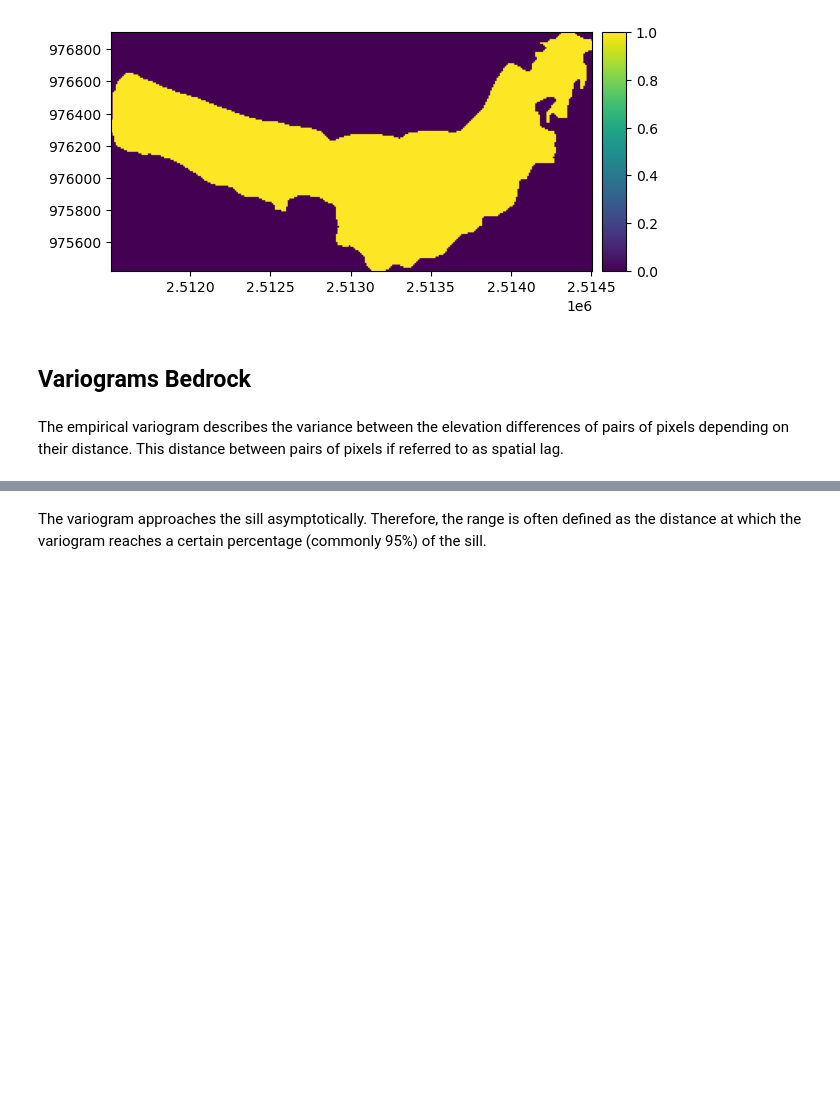
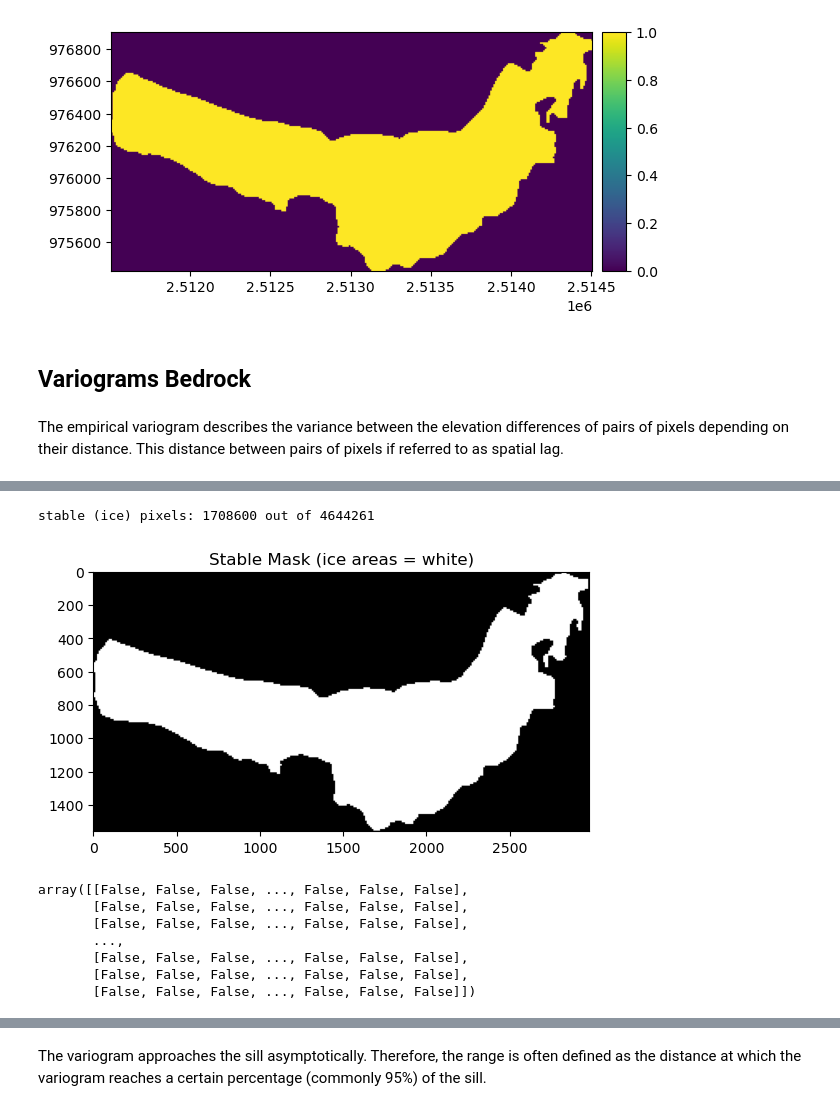
Before and after one commit to christopheogier/bonne_pierre_hydraulic_barriers, a Jupyter notebook: notebooks/DEM_handling.ipynb, the cells around one changed output, grey strips where cells are left out. Saved outputs shown, nothing was run; the diff lists cells and outputs as text; code cells hidden in the pictures; blank space fills up the shorter version.

```diff
--- a/notebooks/DEM_handling.ipynb
+++ b/notebooks/DEM_handling.ipynb
@@ -90 +125,19 @@ Lower right corner:   964681.0, 6432269.0
+# %%
+stable_mask = thickness.data.data > 0
+
+print("stable (ice) pixels:", np.sum(stable_mask), "out of", thickness.data.size)
+plt.imshow(stable_mask, cmap="gray")
+plt.title("Stable Mask (ice areas = white)")
+plt.show()
+stable_mask
+# %% [output]
+stable (ice) pixels: 1708600 out of 4644261
+[figure, added]
+array([[False, False, False, ..., False, False, False],
+       [False, False, False, ..., False, False, False],
+       [False, False, False, ..., False, False, False],
+       ...,
+       [False, False, False, ..., False, False, False],
+       [False, False, False, ..., False, False, False],
+       [False, False, False, ..., False, False, False]])
 # %%
```
Also changed, not shown: parts of 7 cells of this notebook, 3 other files.
